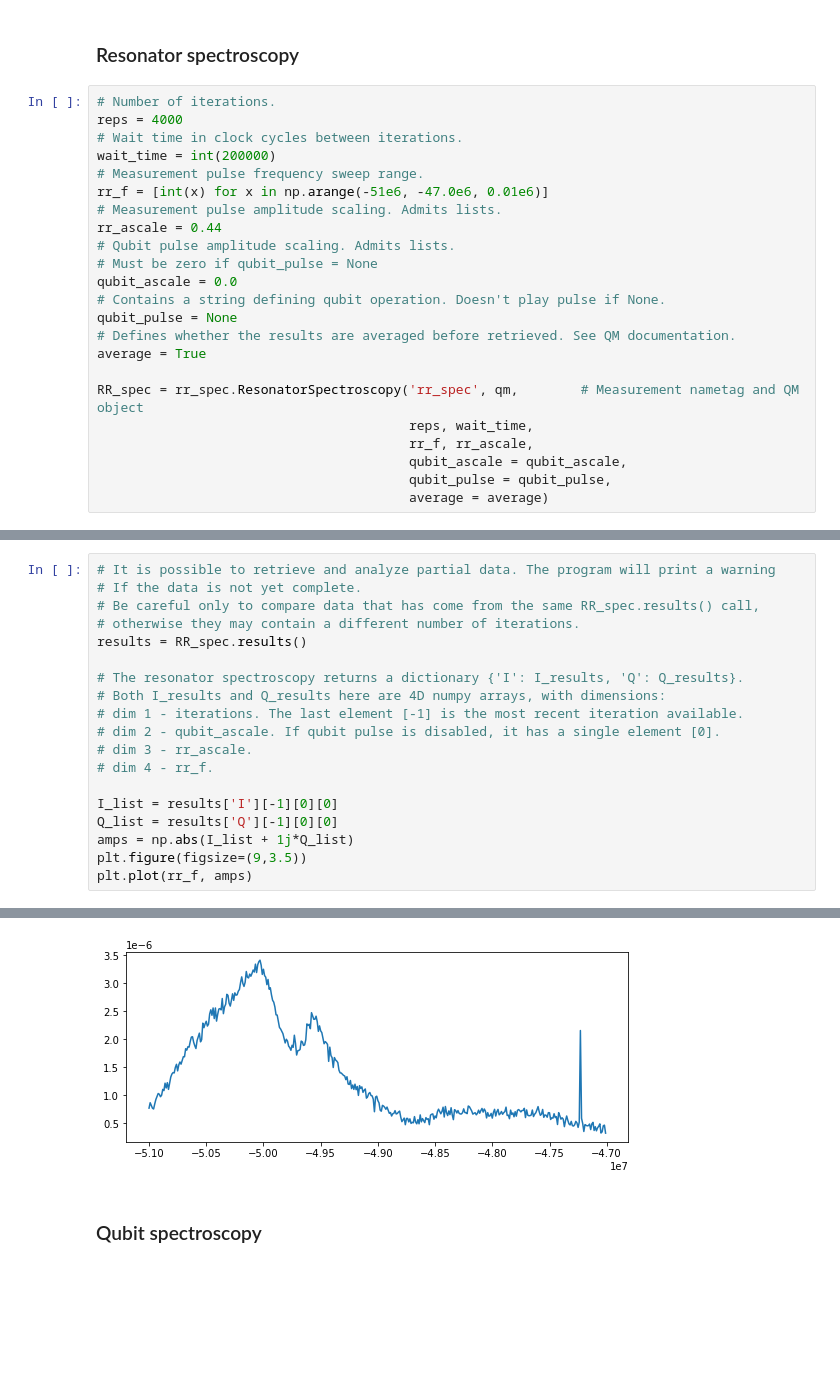
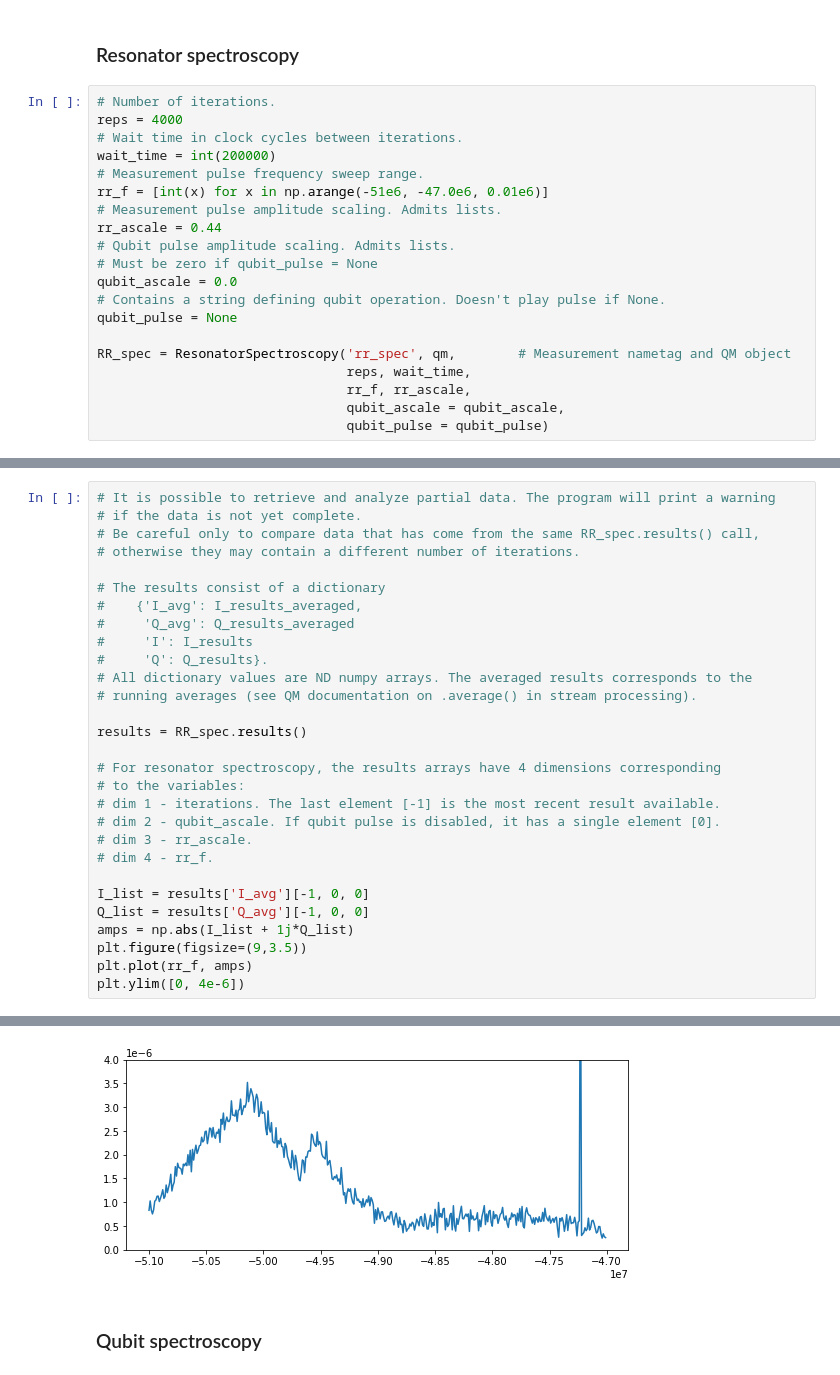
Before and after one commit to qcrew-lab/qcore, a Jupyter notebook: tutorials/measurements_tutorial.ipynb, the cells around one changed output, grey strips where cells are left out. Saved outputs shown, nothing was run; the diff lists cells and outputs as text; blank space fills up the shorter version.

```diff
--- a/tutorials/measurements_tutorial.ipynb
+++ b/tutorials/measurements_tutorial.ipynb
@@ -94,15 +94,12 @@ rr_ascale = 0.44
 qubit_ascale = 0.0
 # Contains a string defining qubit operation. Doesn't play pulse if None.
 qubit_pulse = None
-# Defines whether the results are averaged before retrieved. See QM documentation.
-average = True
 
-RR_spec = rr_spec.ResonatorSpectroscopy('rr_spec', qm,        # Measurement nametag and QM object
-                                        reps, wait_time,
-                                        rr_f, rr_ascale,
-                                        qubit_ascale = qubit_ascale,
-                                        qubit_pulse = qubit_pulse,
-                                        average = average)
+RR_spec = ResonatorSpectroscopy('rr_spec', qm,        # Measurement nametag and QM object
+                                reps, wait_time,
+                                rr_f, rr_ascale,
+                                qubit_ascale = qubit_ascale,
+                                qubit_pulse = qubit_pulse)
 # %%
 # Adds you job to the queue. Running this line twice will erase the previous run and start from scratch.
 RR_spec.queue_job()
@@ -124,20 +121,30 @@ Job was not queued.
 # %%
 # It is possible to retrieve and analyze partial data. The program will print a warning
-# If the data is not yet complete.
+# if the data is not yet complete.
 # Be careful only to compare data that has come from the same RR_spec.results() call,
 # otherwise they may contain a different number of iterations.
+
+# The results consist of a dictionary
+#    {'I_avg': I_results_averaged,
+#     'Q_avg': Q_results_averaged
+#     'I': I_results
+#     'Q': Q_results}.
+# All dictionary values are ND numpy arrays. The averaged results corresponds to the
+# running averages (see QM documentation on .average() in stream processing).
+
 results = RR_spec.results()
 
-# The resonator spectroscopy returns a dictionary {'I': I_results, 'Q': Q_results}.
-# Both I_results and Q_results here are 4D numpy arrays, with dimensions:
-# dim 1 - iterations. The last element [-1] is the most recent iteration available.
+# For resonator spectroscopy, the results arrays have 4 dimensions corresponding
+# to the variables:
+# dim 1 - iterations. The last element [-1] is the most recent result available.
 # dim 2 - qubit_ascale. If qubit pulse is disabled, it has a single element [0].
 # dim 3 - rr_ascale.
 # dim 4 - rr_f.
 
-I_list = results['I'][-1][0][0]
-Q_list = results['Q'][-1][0][0]
+I_list = results['I_avg'][-1, 0, 0]
+Q_list = results['Q_avg'][-1, 0, 0]
 amps = np.abs(I_list + 1j*Q_list)
 plt.figure(figsize=(9,3.5))
 plt.plot(rr_f, amps)
+plt.ylim([0, 4e-6])
 # %% [output]
@@ -145,4 +153,4 @@ plt.plot(rr_f, amps)
-[figure, old version]
+[figure, new version]
 # %% [markdown]
 ### Qubit spectroscopy
 # %%
```
Also changed, not shown: parts of 14 cells of this notebook, 5 other files.
